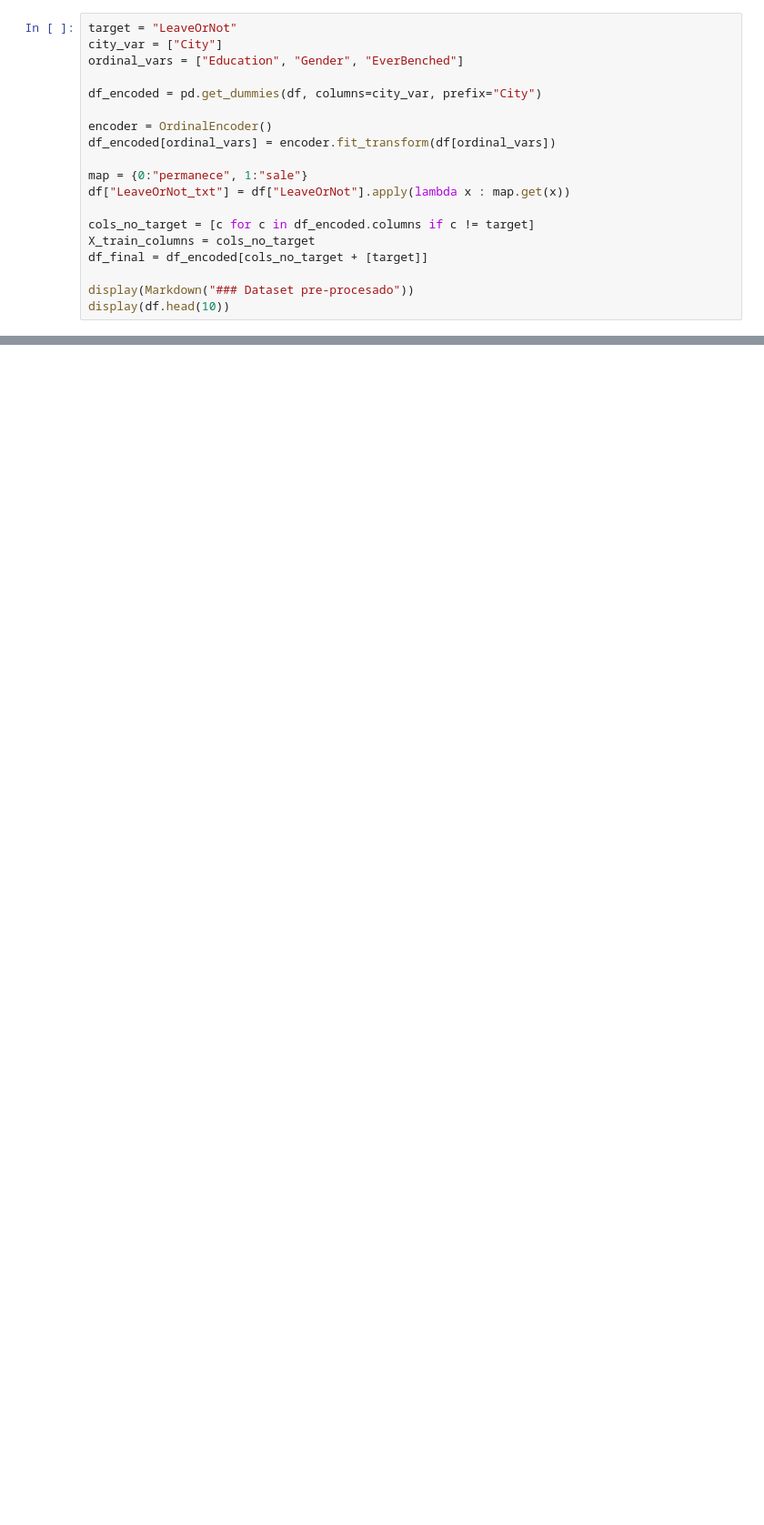
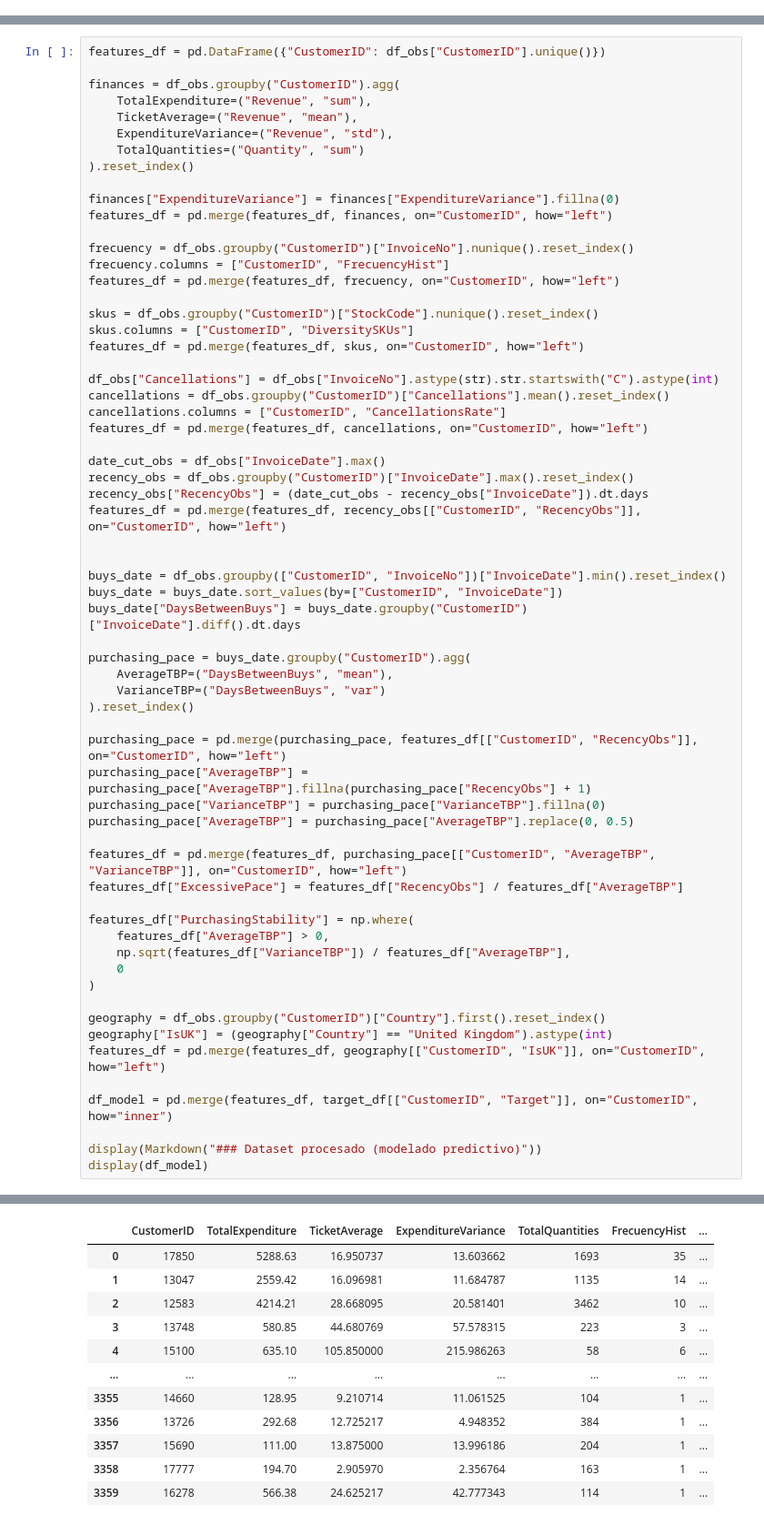
Before and after one commit to genagithub/proyecto-1, a Jupyter notebook: proyecto_1_churn_predict.ipynb, the cells around one changed output, grey strips where cells are left out. Shown at 91% size. Saved outputs shown, nothing was run; the diff lists cells and outputs as text; blank space fills up the shorter version.

```diff
--- a/proyecto_1_churn_predict.ipynb
+++ b/proyecto_1_churn_predict.ipynb
@@ -71,19 +53,0 @@ plt.show()
-# %%
-target = "LeaveOrNot"
-city_var = ["City"]
-ordinal_vars = ["Education", "Gender", "EverBenched"]
-
-df_encoded = pd.get_dummies(df, columns=city_var, prefix="City")
-
-encoder = OrdinalEncoder()
-df_encoded[ordinal_vars] = encoder.fit_transform(df[ordinal_vars])
-
-map = {0:"permanece", 1:"sale"}
-df["LeaveOrNot_txt"] = df["LeaveOrNot"].apply(lambda x : map.get(x))
-
-cols_no_target = [c for c in df_encoded.columns if c != target]
-X_train_columns = cols_no_target
-df_final = df_encoded[cols_no_target + [target]]
-
-display(Markdown("### Dataset pre-procesado"))
-display(df.head(10))
@@ -279,0 +139,64 @@ if __name__ == "__main__":
+# %%
+features_df = pd.DataFrame({"CustomerID": df_obs["CustomerID"].unique()})
+
+finances = df_obs.groupby("CustomerID").agg(
+    TotalExpenditure=("Revenue", "sum"),
+    TicketAverage=("Revenue", "mean"),
+    ExpenditureVariance=("Revenue", "std"),
+    TotalQuantities=("Quantity", "sum")
+).reset_index()
+
+finances["ExpenditureVariance"] = finances["ExpenditureVariance"].fillna(0)
+features_df = pd.merge(features_df, finances, on="CustomerID", how="left")
+
+frecuency = df_obs.groupby("CustomerID")["InvoiceNo"].nunique().reset_index()
+frecuency.columns = ["CustomerID", "FrecuencyHist"]
+features_df = pd.merge(features_df, frecuency, on="CustomerID", how="left")
+
+skus = df_obs.groupby("CustomerID")["StockCode"].nunique().reset_index()
+skus.columns = ["CustomerID", "DiversitySKUs"]
+features_df = pd.merge(features_df, skus, on="CustomerID", how="left")
+
+df_obs["Cancellations"] = df_obs["InvoiceNo"].astype(str).str.startswith("C").astype(int)
+cancellations = df_obs.groupby("CustomerID")["Cancellations"].mean().reset_index()
+cancellations.columns = ["CustomerID", "CancellationsRate"]
+features_df = pd.merge(features_df, cancellations, on="CustomerID", how="left")
+
+date_cut_obs = df_obs["InvoiceDate"].max()
+recency_obs = df_obs.groupby("CustomerID")["InvoiceDate"].max().reset_index()
+recency_obs["RecencyObs"] = (date_cut_obs - recency_obs["InvoiceDate"]).dt.days
+features_df = pd.merge(features_df, recency_obs[["CustomerID", "RecencyObs"]], on="CustomerID", how="left")
+
+
+buys_date = df_obs.groupby(["CustomerID", "InvoiceNo"])["InvoiceDate"].min().reset_index()
+buys_date = buys_date.sort_values(by=["CustomerID", "InvoiceDate"])
+buys_date["DaysBetweenBuys"] = buys_date.groupby("CustomerID")["InvoiceDate"].diff().dt.days
+
+purchasing_pace = buys_date.groupby("CustomerID").agg(
+    AverageTBP=("DaysBetweenBuys", "mean"),
+    VarianceTBP=("DaysBetweenBuys", "var")
+).reset_index()
+
+purchasing_pace = pd.merge(purchasing_pace, features_df[["CustomerID", "RecencyObs"]], on="CustomerID", how="left")
+purchasing_pace["AverageTBP"] = purchasing_pace["AverageTBP"].fillna(purchasing_pace["RecencyObs"] + 1)
+purchasing_pace["VarianceTBP"] = purchasing_pace["VarianceTBP"].fillna(0)
+purchasing_pace["AverageTBP"] = purchasing_pace["AverageTBP"].replace(0, 0.5)
+
+features_df = pd.merge(features_df, purchasing_pace[["CustomerID", "AverageTBP", "VarianceTBP"]], on="CustomerID", how="left")
+features_df["ExcessivePace"] = features_df["RecencyObs"] / features_df["AverageTBP"]
+
+features_df["PurchasingStability"] = np.where(
+    features_df["AverageTBP"] > 0,
+    np.sqrt(features_df["VarianceTBP"]) / features_df["AverageTBP"],
+    0
+)
+
+geography = df_obs.groupby("CustomerID")["Country"].first().reset_index()
+geography["IsUK"] = (geography["Country"] == "United Kingdom").astype(int)
+features_df = pd.merge(features_df, geography[["CustomerID", "IsUK"]], on="CustomerID", how="left")
+
+df_model = pd.merge(features_df, target_df[["CustomerID", "Target"]], on="CustomerID", how="inner")
+
+display(Markdown("### Dataset procesado (modelado predictivo)"))
+display(df_model)
+# %% [output]
@@ -279,0 +204,12 @@ if __name__ == "__main__":
+|  | CustomerID | TotalExpenditure | TicketAverage | ExpenditureVariance | TotalQuantities | FrecuencyHist | ... |
+| 0 | 17850 | 5288.63 | 16.950737 | 13.603662 | 1693 | 35 | ... |
+| 1 | 13047 | 2559.42 | 16.096981 | 11.684787 | 1135 | 14 | ... |
+| 2 | 12583 | 4214.21 | 28.668095 | 20.581401 | 3462 | 10 | ... |
+| 3 | 13748 | 580.85 | 44.680769 | 57.578315 | 223 | 3 | ... |
+| 4 | 15100 | 635.10 | 105.850000 | 215.986263 | 58 | 6 | ... |
+| ... | ... | ... | ... | ... | ... | ... | ... |
+| 3355 | 14660 | 128.95 | 9.210714 | 11.061525 | 104 | 1 | ... |
+| 3356 | 13726 | 292.68 | 12.725217 | 4.948352 | 384 | 1 | ... |
+| 3357 | 15690 | 111.00 | 13.875000 | 13.996186 | 204 | 1 | ... |
+| 3358 | 17777 | 194.70 | 2.905970 | 2.356764 | 163 | 1 | ... |
+| 3359 | 16278 | 566.38 | 24.625217 | 42.777343 | 114 | 1 | ... |
```
Also changed, not shown: parts of 16 cells of this notebook.
